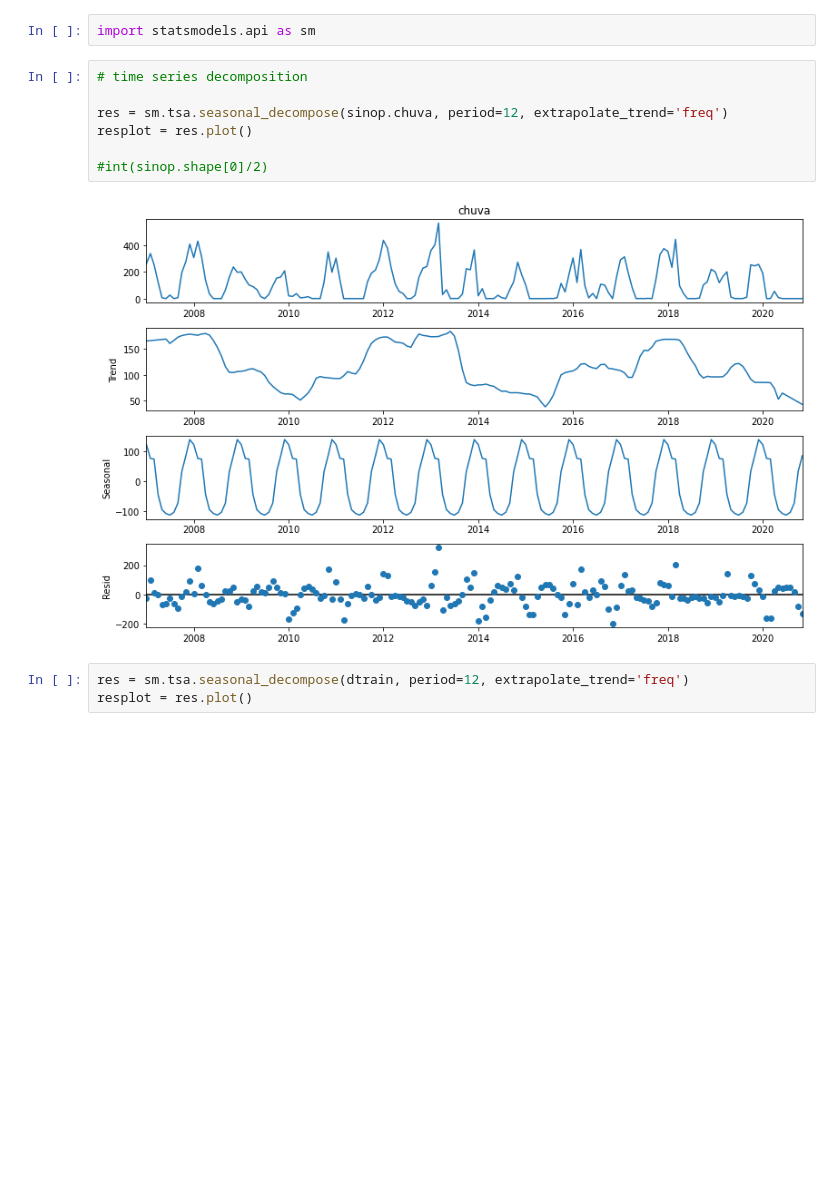
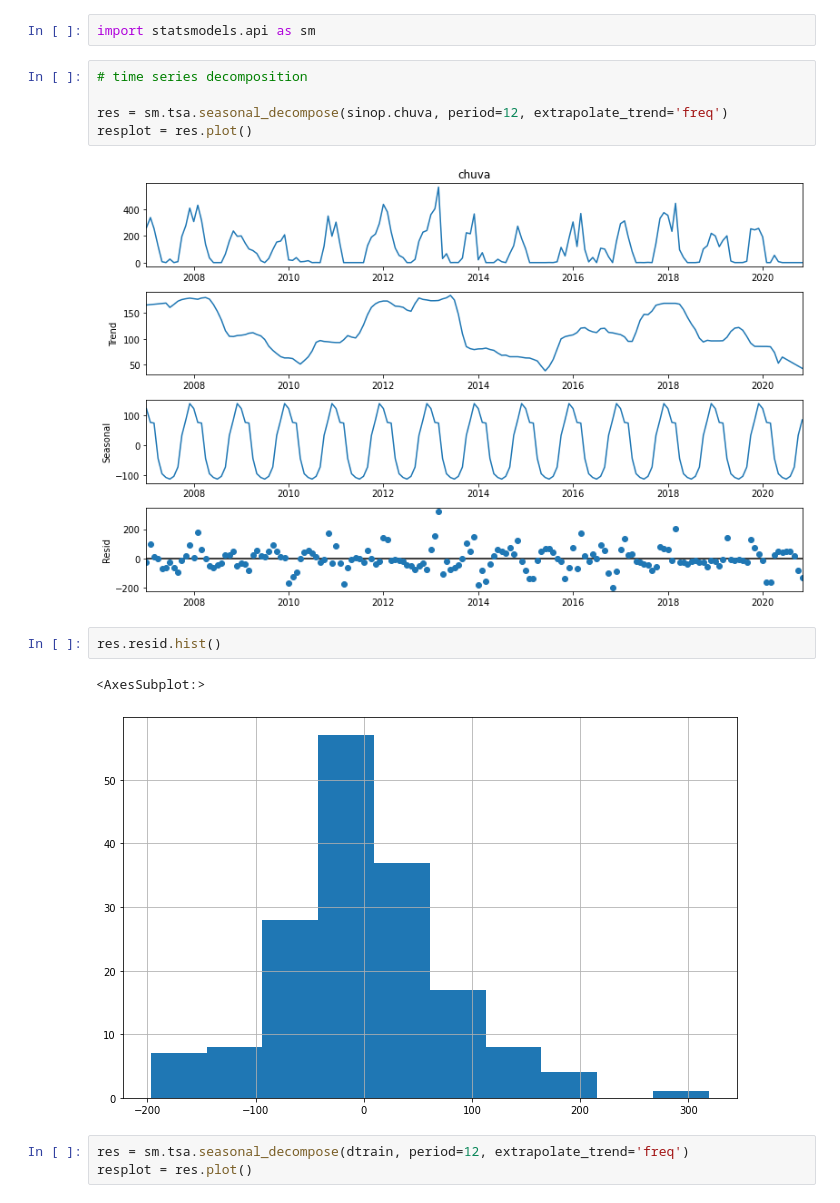
Before and after one commit to bragarods/agro, a Jupyter notebook: notebooks/ts_exploratory.ipynb, the cells around one changed output. Drawn from its saved outputs; the diff is of its cells as text; blank space fills up the shorter version.

```diff
--- a/notebooks/ts_exploratory.ipynb
+++ b/notebooks/ts_exploratory.ipynb
@@ -64,10 +67,13 @@ import statsmodels.api as sm
 
 res = sm.tsa.seasonal_decompose(sinop.chuva, period=12, extrapolate_trend='freq')
 resplot = res.plot()
-
-#int(sinop.shape[0]/2)
 # %% [output]
 [figure]
+# %%
+res.resid.hist()
+# %% [output]
+<AxesSubplot:>
+[figure, added]
 # %%
 res = sm.tsa.seasonal_decompose(dtrain, period=12, extrapolate_trend='freq')
 resplot = res.plot()
```
Also changed, not shown: parts of 30 cells of this notebook, 3 other files.
